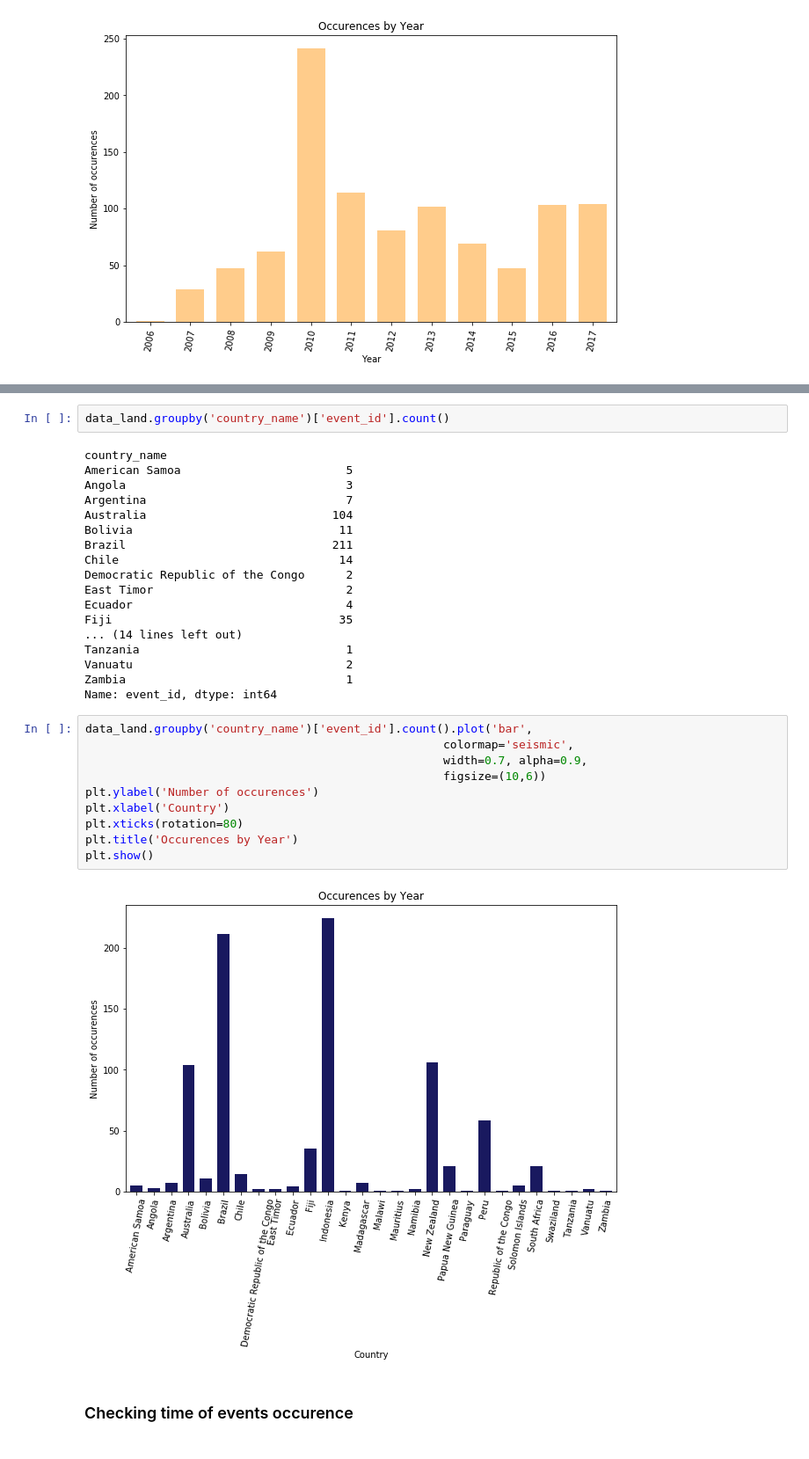
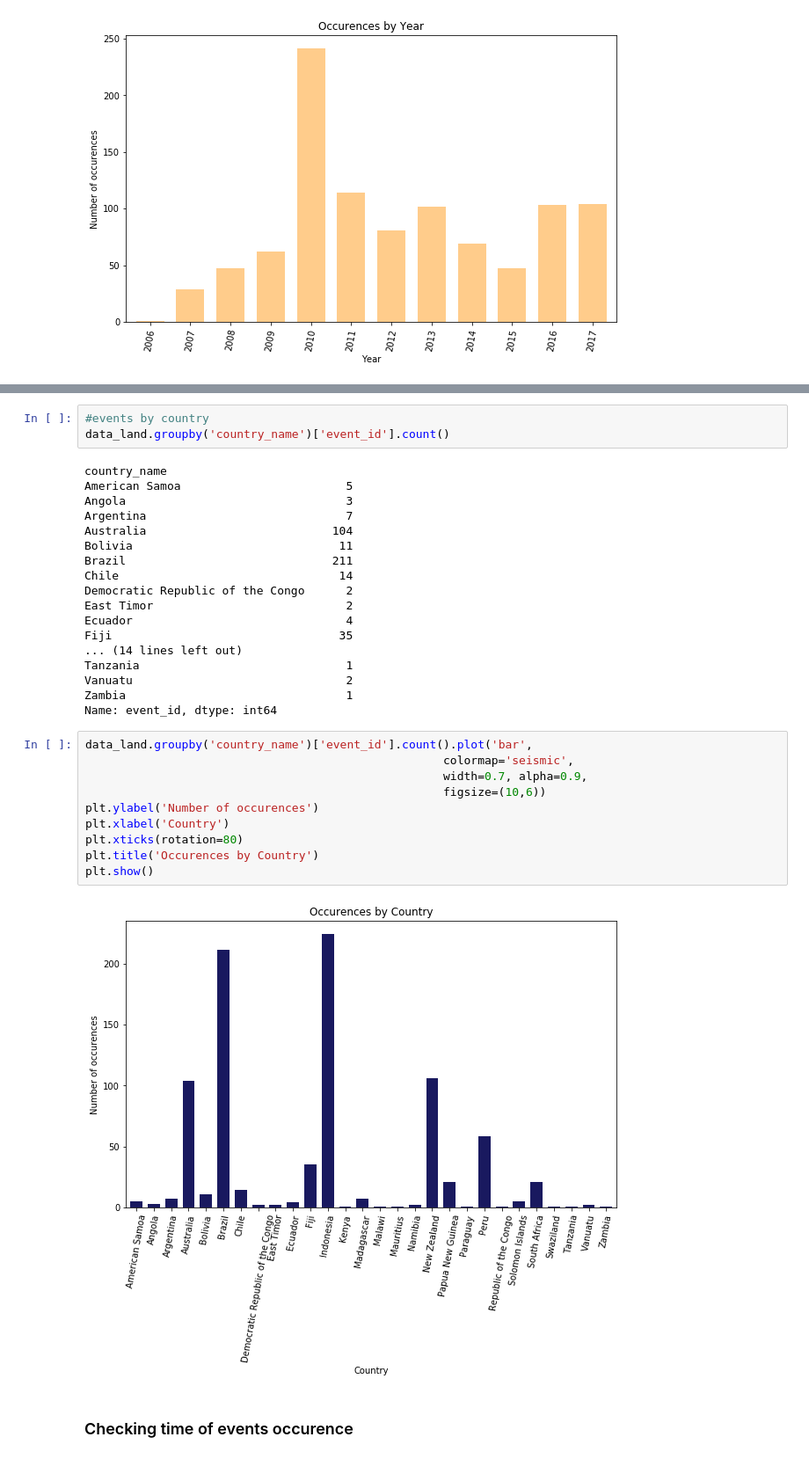
Before and after one commit to simoneperazzoli/simoneperazzoli-playing-with-nasa-datasets, a Jupyter notebook: global-landslide-nasa-dataset.ipynb, the cells around one changed output, grey strips where cells are left out. Shown at 88% size. Drawn from its saved outputs; the diff is of its cells as text.

```diff
--- a/global-landslide-nasa-dataset.ipynb
+++ b/global-landslide-nasa-dataset.ipynb
@@ -296,4 +287,5 @@ plt.show()
 # %%
+#events by country
 data_land.groupby('country_name')['event_id'].count()
 # %% [output]
 country_name
@@ -316,14 +308,14 @@ Name: event_id, dtype: int64
 # %%
 data_land.groupby('country_name')['event_id'].count().plot('bar',
                                                     colormap='seismic',
                                                     width=0.7, alpha=0.9,
                                                     figsize=(10,6))
 plt.ylabel('Number of occurences')
 plt.xlabel('Country')
 plt.xticks(rotation=80)
-plt.title('Occurences by Year')
+plt.title('Occurences by Country')
 plt.show()
 # %% [output]
-[figure, old version]
+[figure, new version]
 # %% [markdown]
 ### Checking time of events occurence
```
Also changed, not shown: parts of 21 cells of this notebook.
